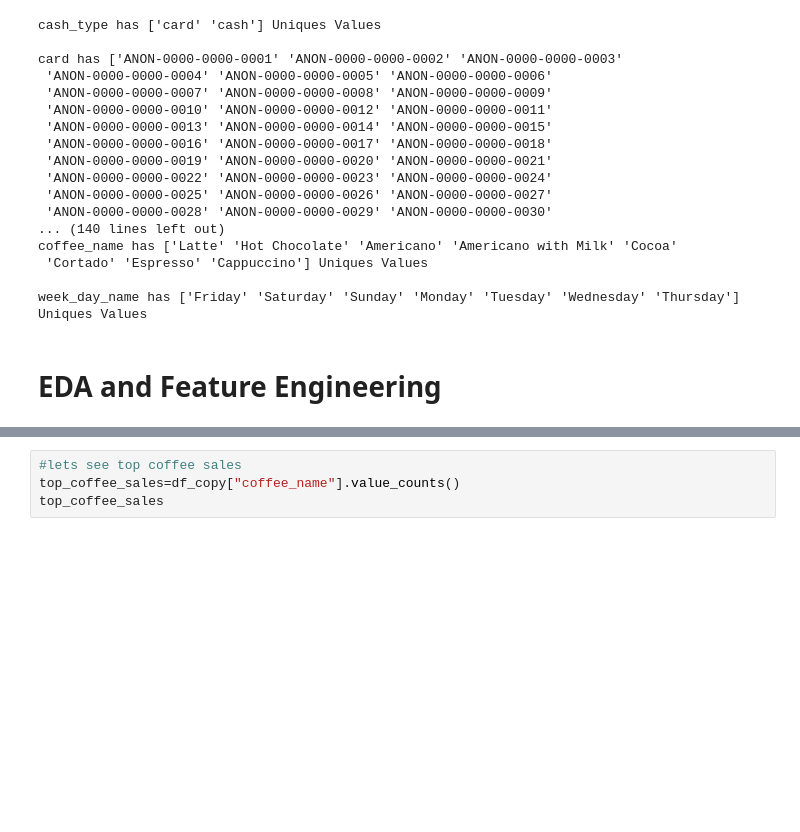
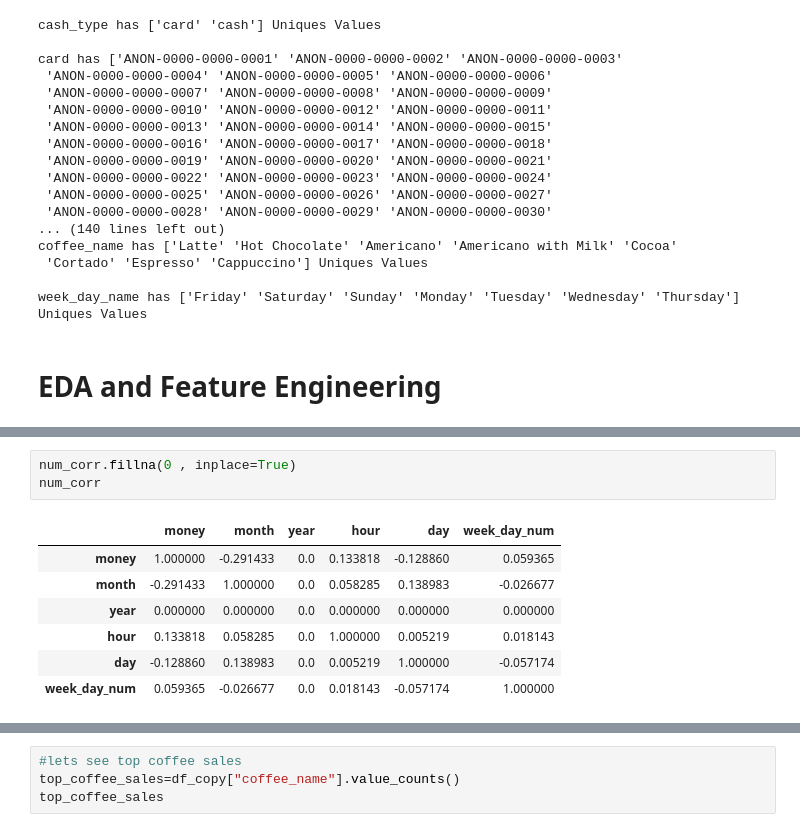
Before and after one commit to RJSINGH64/Coffe_sales, a Jupyter notebook: research.ipynb, the cells around one changed output, grey strips where cells are left out. Drawn from its saved outputs; the diff is of its cells as text; blank space fills up the shorter version.

```diff
--- a/research.ipynb
+++ b/research.ipynb
@@ -300,3 +303,14 @@ df_copy[numericals_columns].corr()  #there is only one label inside year
 | hour | 0.133818 | 0.058285 | NaN | 1.000000 | 0.005219 | 0.018143 |
 | day | -0.128860 | 0.138983 | NaN | 0.005219 | 1.000000 | -0.057174 |
 | week_day_num | 0.059365 | -0.026677 | NaN | 0.018143 | -0.057174 | 1.000000 |
+# %%
+num_corr.fillna(0 , inplace=True)
+num_corr
+# %% [output]
+|  | money | month | year | hour | day | week_day_num |
+| money | 1.000000 | -0.291433 | 0.0 | 0.133818 | -0.128860 | 0.059365 |
+| month | -0.291433 | 1.000000 | 0.0 | 0.058285 | 0.138983 | -0.026677 |
+| year | 0.000000 | 0.000000 | 0.0 | 0.000000 | 0.000000 | 0.000000 |
+| hour | 0.133818 | 0.058285 | 0.0 | 1.000000 | 0.005219 | 0.018143 |
+| day | -0.128860 | 0.138983 | 0.0 | 0.005219 | 1.000000 | -0.057174 |
+| week_day_num | 0.059365 | -0.026677 | 0.0 | 0.018143 | -0.057174 | 1.000000 |
```
Also changed, not shown: parts of 8 cells of this notebook, 1 other file.
